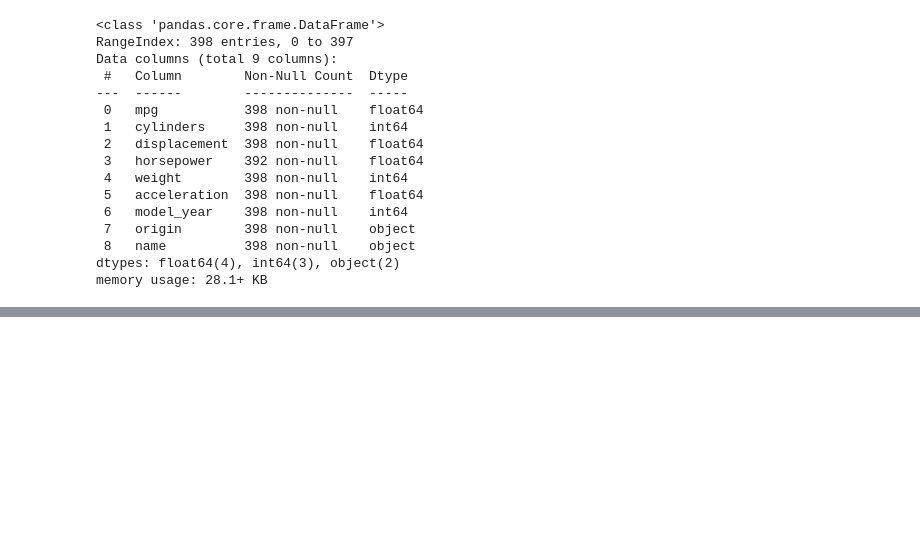
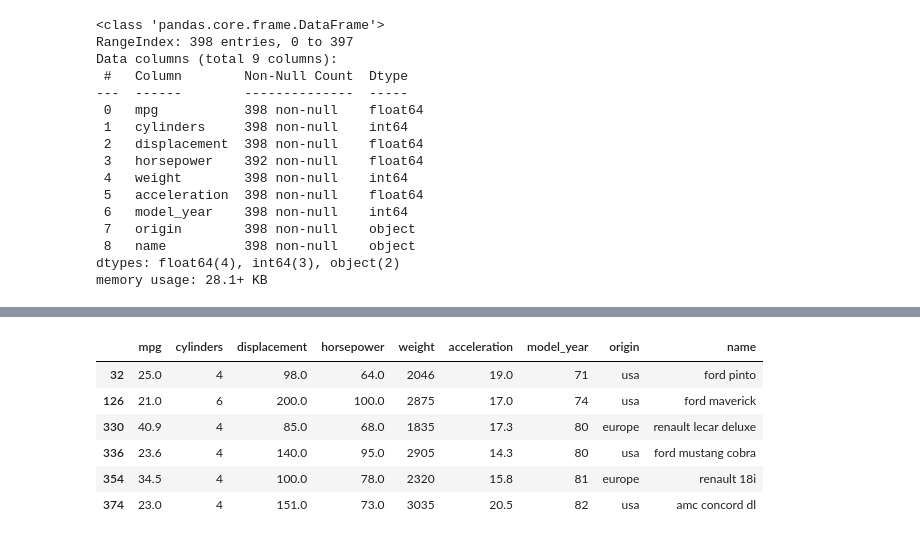
Before and after one commit to DanielPeterssonAI/Deep-learning-Daniel-Petersson, a Jupyter notebook: Exercises/E0.ipynb, the cells around one changed output, grey strips where cells are left out. Cells and saved outputs as stored; diff of their text form; code cells hidden in the pictures; blank space fills up the shorter version.

```diff
--- a/Exercises/E0.ipynb
+++ b/Exercises/E0.ipynb
@@ -35,0 +62,5 @@ memory usage: 28.1+ KB
+# %%
+from sklearn.linear_model import LinearRegression
+
+X_train, y_train = df[~df["horsepower"].isna()][["displacement", "acceleration"]], df[~df["horsepower"].isna()]["horsepower"]
+X_pred = df[df["horsepower"].isna()][["displacement", "acceleration"]]
@@ -35,0 +79,12 @@ memory usage: 28.1+ KB
+# %%
+df.loc[X_pred.index, "horsepower"] = y_pred
+# %%
+df.loc[X_pred.index]
+# %% [output]
+|  | mpg | cylinders | displacement | horsepower | weight | acceleration | model_year | origin | name |
+| 32 | 25.0 | 4 | 98.0 | 64.0 | 2046 | 19.0 | 71 | usa | ford pinto |
+| 126 | 21.0 | 6 | 200.0 | 100.0 | 2875 | 17.0 | 74 | usa | ford maverick |
+| 330 | 40.9 | 4 | 85.0 | 68.0 | 1835 | 17.3 | 80 | europe | renault lecar deluxe |
+| 336 | 23.6 | 4 | 140.0 | 95.0 | 2905 | 14.3 | 80 | usa | ford mustang cobra |
+| 354 | 34.5 | 4 | 100.0 | 78.0 | 2320 | 15.8 | 81 | europe | renault 18i |
+| 374 | 23.0 | 4 | 151.0 | 73.0 | 3035 | 20.5 | 82 | usa | amc concord dl |
```
Also changed, not shown: parts of 9 cells of this notebook.
